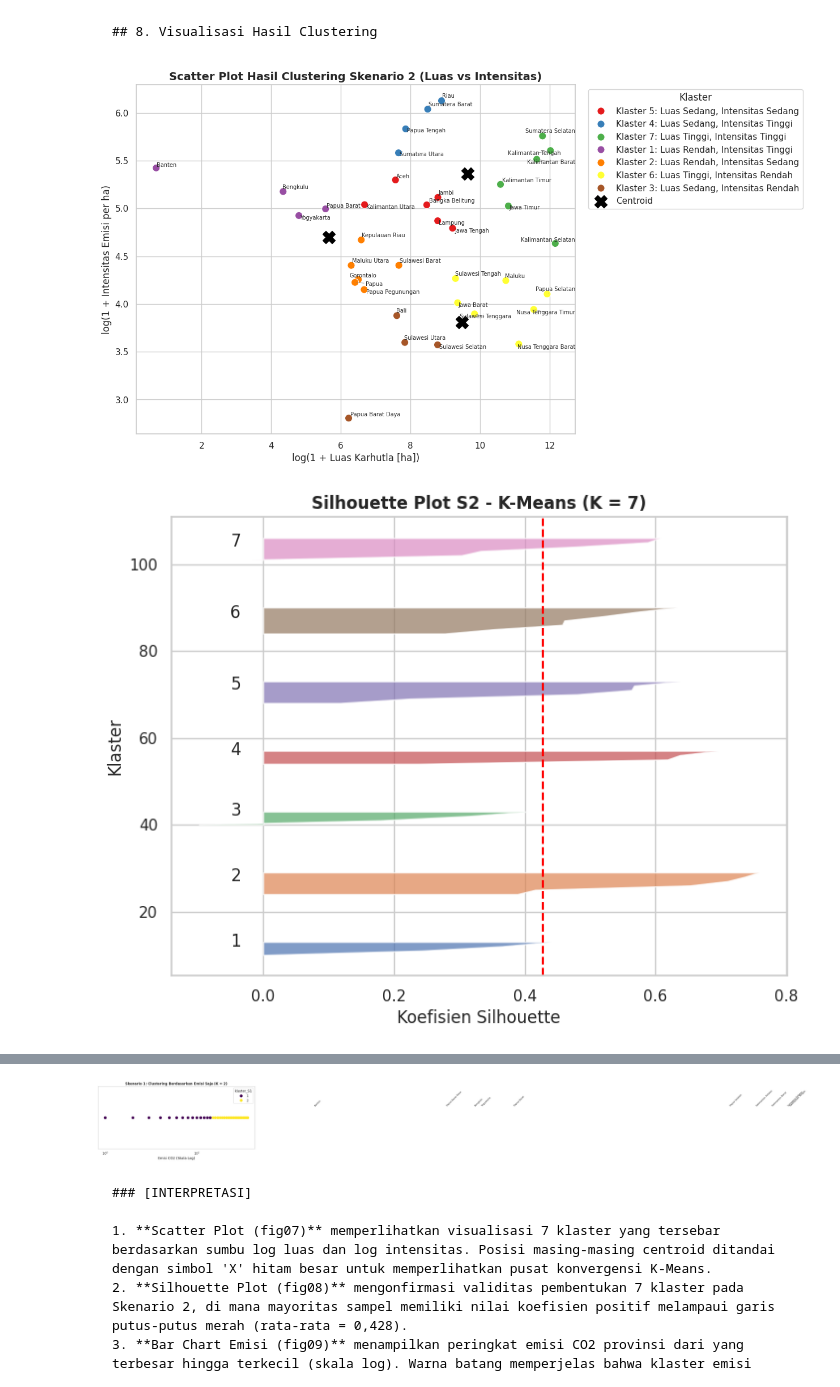
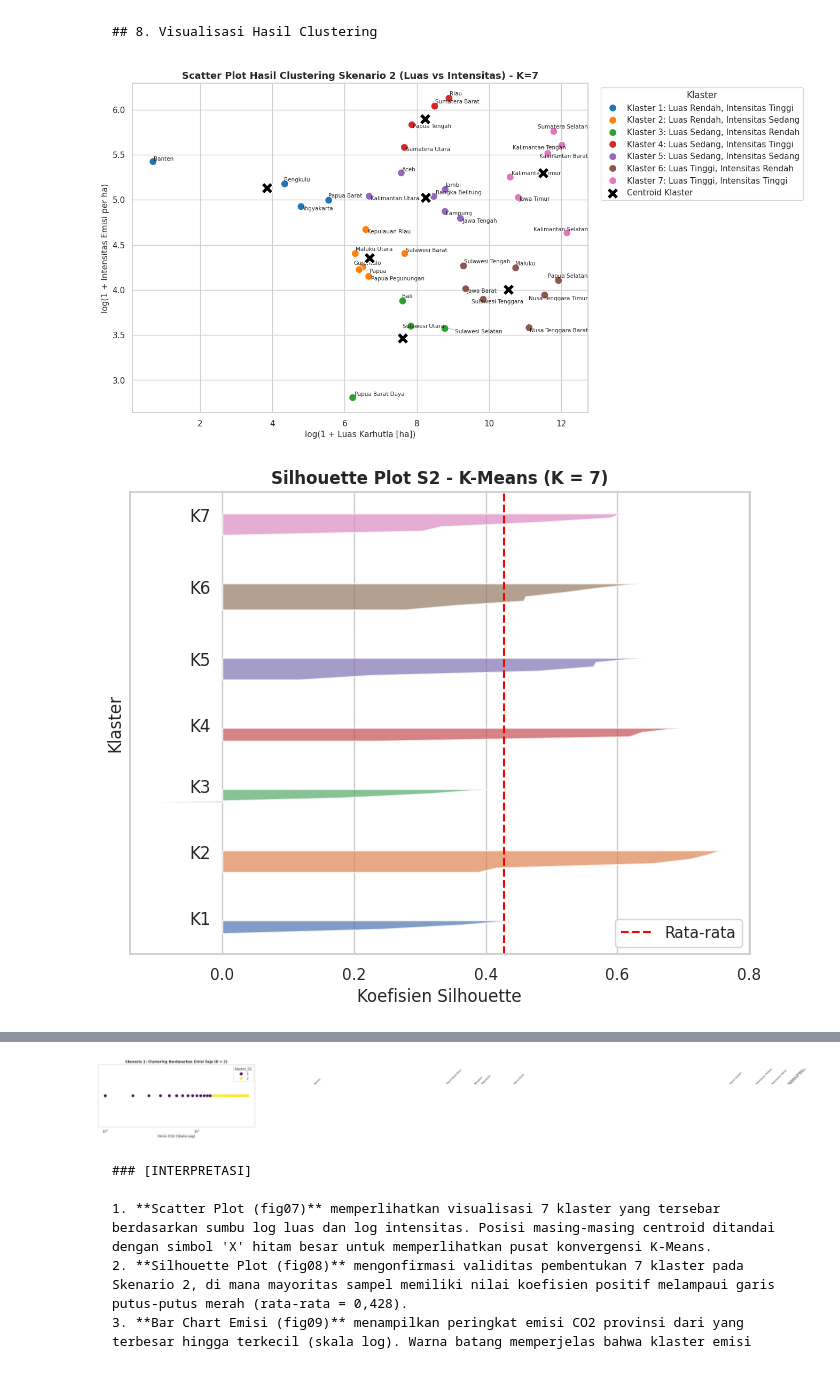
Before and after one commit to ImNotDanish05/2026_Pembelajaran-Mesin_TI-3A, a Jupyter notebook: Week_11/Main.ipynb, the cells around one changed output, grey strips where cells are left out. Drawn from its saved outputs; the diff is of its cells as text; code cells hidden in the pictures.

```diff
--- a/Week_11/Main.ipynb
+++ b/Week_11/Main.ipynb
@@ -600,28 +600,32 @@ Tabulasi silang memperlihatkan kegunaan utama Skenario 2: Skenario 1 hanya menge
 from adjustText import adjust_text
 
 # a) fig07_scatter_klaster_S2
-fig7, ax7 = plt.subplots(figsize=(10, 8))
+fig7, ax7 = plt.subplots(figsize=(11, 8))
+
+# Urutkan label agar urutan warna dan legenda rapi dari Klaster 1 s/d 7
+urutan_klaster = sorted(df_clust['nama_klaster_S2'].unique())
 sns.scatterplot(
     x='log_luas', y='log_intensitas', hue='nama_klaster_S2',
-    data=df_clust, s=90, palette='Set1', ax=ax7
+    hue_order=urutan_klaster,
+    data=df_clust, s=100, palette='tab10', ax=ax7
 )
 
-# Centroids
-# Ambil centroids dari model final (K-Means pada S2)
-centroids = KMeans(n_clusters=3, n_init=50, random_state=RANDOM_STATE).fit(X['S2']).cluster_centers_
-# Denormalisasi centroids untuk divisualisasikan pada skala log
-scaler_s2 = StandardScaler().fit(df_clust[['log_luas', 'log_intensitas']])
-centroids_log = scaler_s2.inverse_transform(centroids)
+# Centroids: langsung hitung rata-rata koordinat asli per klaster (pasti pas 7 centroid)
+centroids_df = df_clust.groupby('klaster_S2')[['log_luas', 'log_intensitas']].mean()
+ax7.scatter(
+    centroids_df['log_luas'], centroids_df['log_intensitas'],
+    marker='X', s=250, color='black', edgecolor='white', linewidth=1.5,
+    label='Centroid Klaster', zorder=5
+)
 
-ax7.scatter(centroids_log[:, 0], centroids_log[:, 1], marker='X', s=250, color='black', label='Centroid')
-
-texts = [ax7.text(row['log_luas'], row['log_intensitas'], row['Provinsi'], fontsize=7) for _, row in df_clust.iterrows()]
+# Label nama provinsi
+texts = [ax7.text(row['log_luas'], row['log_intensitas'], row['Provinsi'], fontsize=7.5) for _, row in df_clust.iterrows()]
 adjust_text(texts, ax=ax7, arrowprops=dict(arrowstyle='-', color='gray', lw=0.5))
 
-ax7.set_title('Scatter Plot Hasil Clustering Skenario 2 (Luas vs Intensitas)', fontsize=14, fontweight='bold')
-ax7.set_xlabel('log(1 + Luas Karhutla [ha])')
-ax7.set_ylabel('log(1 + Intensitas Emisi per ha)')
-ax7.legend(title='Klaster', bbox_to_anchor=(1.02, 1), loc='upper left')
+ax7.set_title(f'Scatter Plot Hasil Clustering Skenario 2 (Luas vs Intensitas) - K={K_TERPILIH["S2"]}', fontsize=13, fontweight='bold')
+ax7.set_xlabel('log(1 + Luas Karhutla [ha])', fontsize=11)
+ax7.set_ylabel('log(1 + Intensitas Emisi per ha)', fontsize=11)
+ax7.legend(title='Klaster', bbox_to_anchor=(1.02, 1), loc='upper left', frameon=True)
 simpan_fig(fig7, 'fig07_scatter_klaster_S2')
 plt.show()
 
@@ -635,42 +639,48 @@ for i in sorted(df_clust['klaster_S2'].unique()):
     size_cluster_i = ith_cluster_sil_vals.shape[0]
     y_upper = y_lower + size_cluster_i
     ax8.fill_betweenx(np.arange(y_lower, y_upper), 0, ith_cluster_sil_vals, alpha=0.7)
-    ax8.text(-0.05, y_lower + 0.5 * size_cluster_i, str(i))
+    ax8.text(-0.05, y_lower + 0.5 * size_cluster_i, f"K{i}")
     y_lower = y_upper + 10
 
-ax8.set_title(f'Silhouette Plot S2 - {MODEL_FINAL} (K = {k})', fontsize=12, fontweight='bold')
+ax8.set_title(f'Silhouette Plot S2 - {MODEL_FINAL} (K = {K_TERPILIH["S2"]})', fontsize=12, fontweight='bold')
 ax8.set_xlabel('Koefisien Silhouette')
 ax8.set_ylabel('Klaster')
-ax8.axvline(x=silhouette_score(X['S2'], df_clust['klaster_S2']), color="red", linestyle="--")
+ax8.set_yticks([])  # Hapus angka index sumbu Y yang membingungkan
+ax8.axvline(x=silhouette_score(X['S2'], df_clust['klaster_S2']), color="red", linestyle="--", label='Rata-rata')
+ax8.legend(loc='lower right')
 simpan_fig(fig8, 'fig08_silhouette_S2')
 plt.show()
 
 # c) fig09_bar_emisi_per_klaster
 fig9, ax9 = plt.subplots(figsize=(10, 10))
 df_sorted_emisi = df_clust.sort_values('emisi_co2', ascending=False)
-sns.barplot(x='emisi_co2', y='Provinsi', hue='nama_klaster_S2', data=df_sorted_emisi, dodge=False, ax=ax9, palette='Set1')
+sns.barplot(
+    x='emisi_co2', y='Provinsi', hue='nama_klaster_S2',
+    hue_order=urutan_klaster,
+    data=df_sorted_emisi, dodge=False, ax=ax9, palette='tab10'
+)
 ax9.set_xscale('log')
-ax9.set_title('Peringkat Emisi CO2 per Provinsi (skala log)', fontsize=14, fontweight='bold')
+ax9.set_title('Peringkat Emisi CO2 per Provinsi (Skala Log)', fontsize=13, fontweight='bold')
 ax9.set_xlabel('Emisi CO2 (Skala Log)')
 ax9.legend(title='Klaster', loc='lower right')
 simpan_fig(fig9, 'fig09_bar_emisi_per_klaster')
 plt.show()
 
 # d) fig10_skenario1_1D
 fig10, ax10 = plt.subplots(figsize=(10, 4))
 sns.stripplot(x='emisi_co2', y=[0]*len(df_clust), hue='klaster_S1', data=df_clust, size=10, palette='viridis', ax=ax10)
 ax10.set_xscale('log')
 ax10.set_title(f'Skenario 1: Clustering Berdasarkan Emisi Saja (K = {K_TERPILIH["S1"]})', fontsize=12, fontweight='bold')
 ax10.set_xlabel('Emisi CO2 (Skala Log)')
 ax10.set_yticks([])
 
 # Label 5 tertinggi dan 5 terendah
 sort_em = df_clust.sort_values('emisi_co2')
 for _, row in pd.concat([sort_em.head(5), sort_em.tail(5)]).iterrows():
     ax10.text(row['emisi_co2'], 0.02, row['Provinsi'], fontsize=8, rotation=45, ha='right')
 
 simpan_fig(fig10, 'fig10_skenario1_1D')
 plt.show()
 # %% [output]
-[figure, old version]
+[figure, new version]
-[figure, old version]
+[figure, new version]
```
Also changed, not shown: parts of 1 cell of this notebook.
